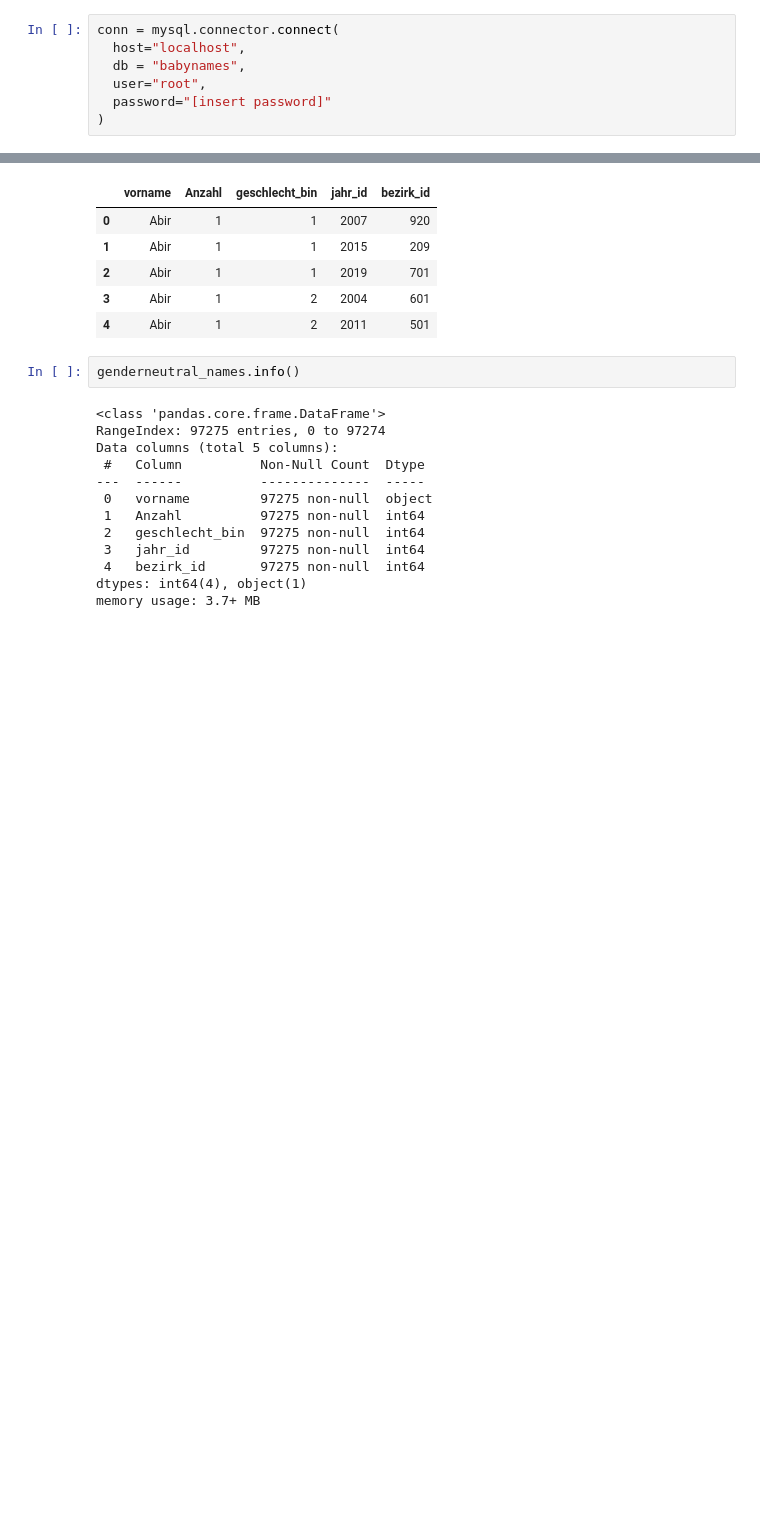
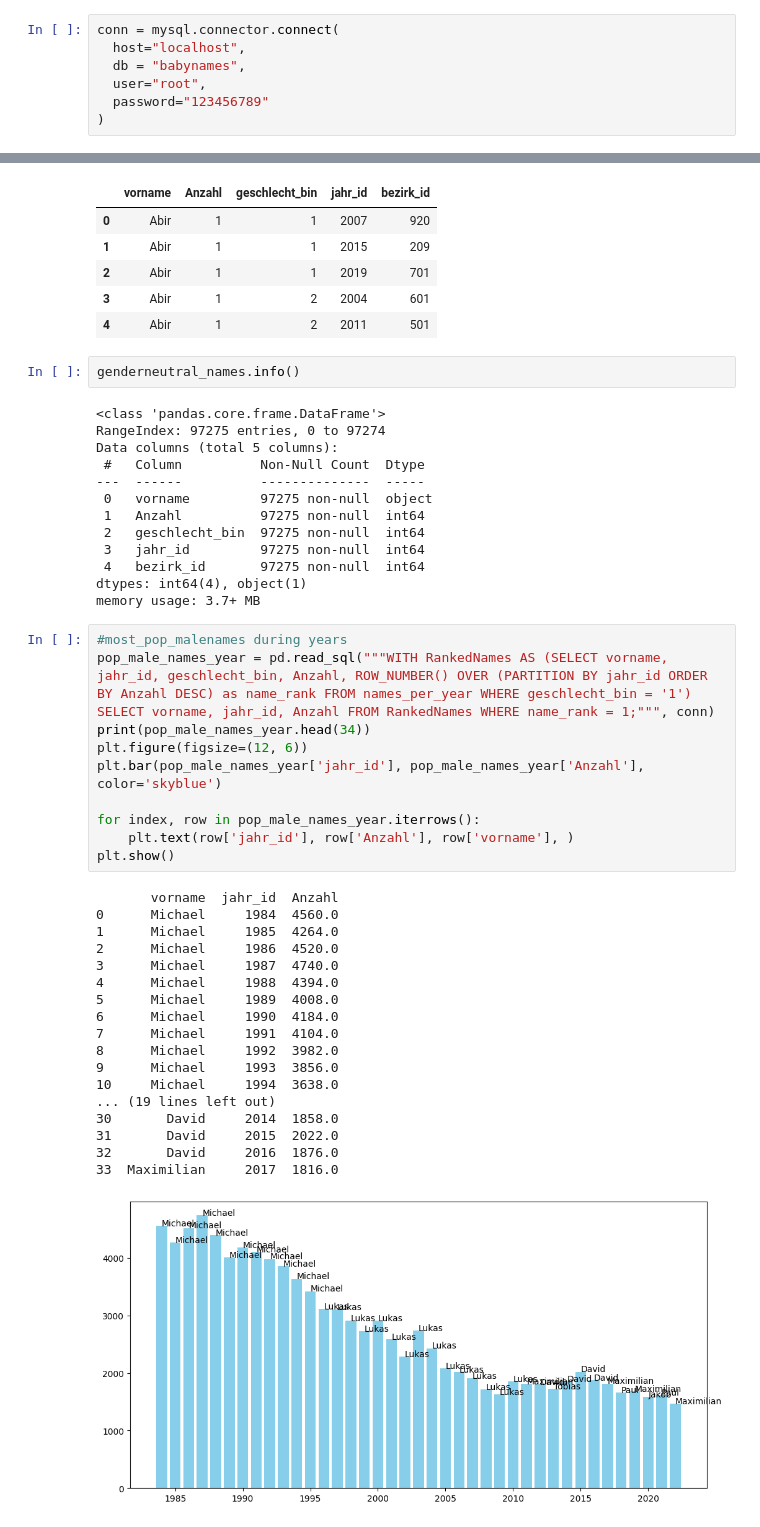
Before and after one commit to claudiamattes98/babynames_database, a Jupyter notebook: babynames_analyse.ipynb, the cells around one changed output, grey strips where cells are left out. Drawn from its saved outputs; the diff is of its cells as text; blank space fills up the shorter version.

```diff
--- a/babynames_analyse.ipynb
+++ b/babynames_analyse.ipynb
@@ -7,5 +8,5 @@ conn = mysql.connector.connect(
   host="localhost",
   db = "babynames",
   user="root",
-  password="[insert password]"
+  password="123456789"
 )
@@ -48,3 +49,32 @@ Data columns (total 5 columns):
  4   bezirk_id       97275 non-null  int64
 dtypes: int64(4), object(1)
 memory usage: 3.7+ MB
+# %%
+#most_pop_malenames during years
+pop_male_names_year = pd.read_sql("""WITH RankedNames AS (SELECT vorname, jahr_id, geschlecht_bin, Anzahl, ROW_NUMBER() OVER (PARTITION BY jahr_id ORDER BY Anzahl DESC) as name_rank FROM names_per_year WHERE geschlecht_bin = '1') SELECT vorname, jahr_id, Anzahl FROM RankedNames WHERE name_rank = 1;""", conn)
+print(pop_male_names_year.head(34))
+plt.figure(figsize=(12, 6))
+plt.bar(pop_male_names_year['jahr_id'], pop_male_names_year['Anzahl'], color='skyblue')
+
+for index, row in pop_male_names_year.iterrows():
+    plt.text(row['jahr_id'], row['Anzahl'], row['vorname'], )
+plt.show()
+# %% [output]
+       vorname  jahr_id  Anzahl
+0      Michael     1984  4560.0
+1      Michael     1985  4264.0
+2      Michael     1986  4520.0
+3      Michael     1987  4740.0
+4      Michael     1988  4394.0
+5      Michael     1989  4008.0
+6      Michael     1990  4184.0
+7      Michael     1991  4104.0
+8      Michael     1992  3982.0
+9      Michael     1993  3856.0
+10     Michael     1994  3638.0
+... (19 lines left out)
+30       David     2014  1858.0
+31       David     2015  2022.0
+32       David     2016  1876.0
+33  Maximilian     2017  1816.0
+[figure, added]
```
Also changed, not shown: parts of 12 cells of this notebook.
